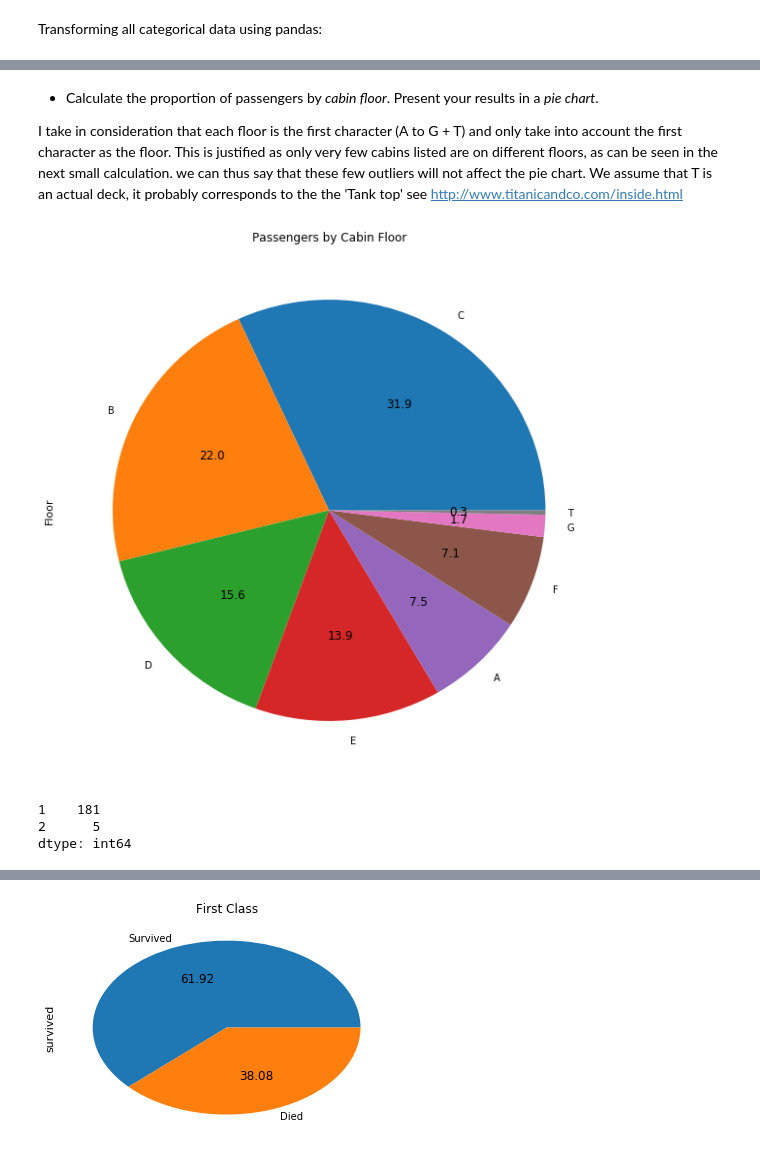
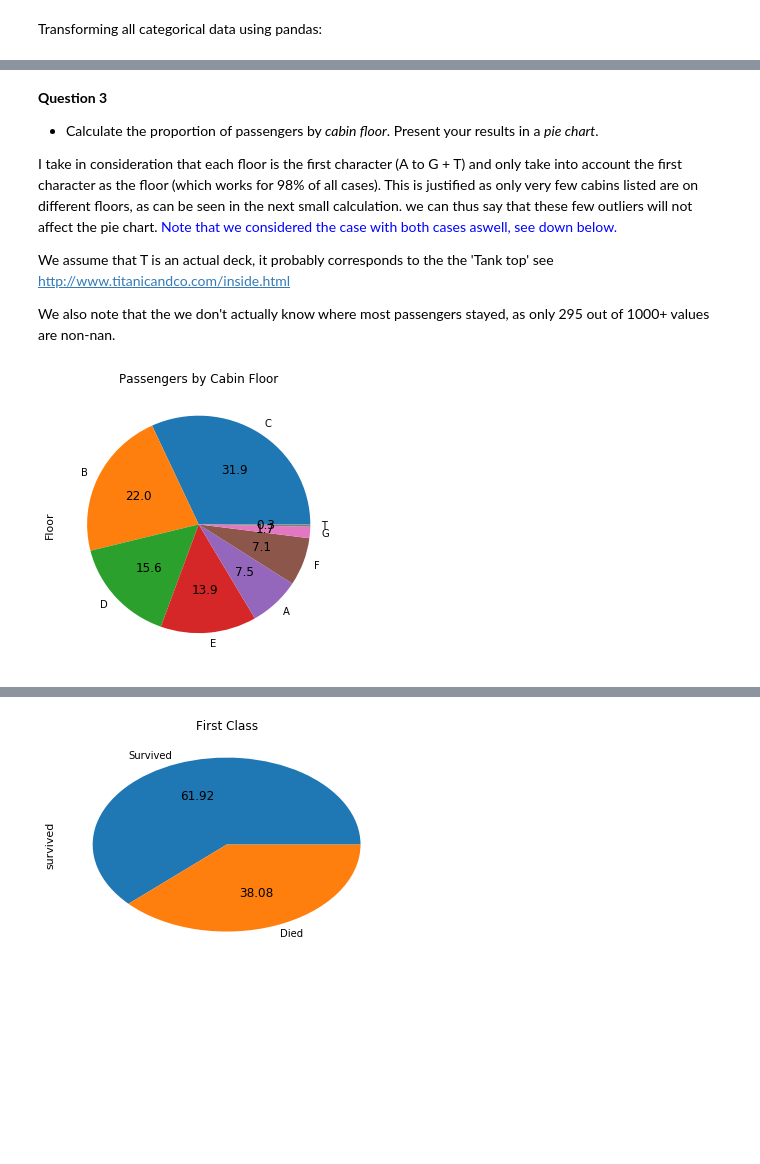
Before and after one commit to mtaziz/ada, a Jupyter notebook: HW1/Homework 1.ipynb, the cells around one changed output, grey strips where cells are left out. Drawn from its saved outputs; the diff is of its cells as text; code cells hidden in the pictures; blank space fills up the shorter version.

```diff
--- a/HW1/Homework 1.ipynb
+++ b/HW1/Homework 1.ipynb
@@ -400,11 +401,11 @@ Ticket, body, name, fare are not part of categorical data, as adding a new eleme
 # %% [markdown]
 Transforming all categorical data using pandas:
 # %%
-#we rename class to have prettier charts and more human redable rows
+#we rename class and embarked to have prettier charts and more human readable rows
 titanicXls['pclass'] = titanicXls['pclass'].map({1: 'First Class', 2: 'Second Class', 3: 'Third Class'}).astype('category')
 titanicXls['survied'] = titanicXls['survived'].astype('category')
 titanicXls['sex'] = titanicXls['sex'].astype('category')
 titanicXls['cabin'] = titanicXls['cabin'].astype('category')
-titanicXls['embarked'] = titanicXls['embarked'].astype('category')
+titanicXls['embarked'] = titanicXls['embarked'].map({'C':'Cherbourg', 'S':'Southampton', 'Q':'Queenstown'}).astype('category')
 titanicXls['boat'] = titanicXls['boat'].astype('category')
 # %% [markdown]
@@ -439,24 +445,21 @@ plt.show()
 # %% [markdown]
+**Question 3**
 - Calculate the proportion of passengers by *cabin floor*. Present your results in a *pie chart*.
 
-I take in consideration that each floor is the first character (A to G + T) and only take into account the first character as the floor. This is justified as only very few cabins listed are on different floors, as can be seen in the next small calculation. we can thus say that these few outliers will not affect the pie chart. We assume that T is an actual deck, it probably corresponds to the  the 'Tank top' see http://www.titanicandco.com/inside.html
+I take in consideration that each floor is the first character (A to G + T) and only take into account the first character as the floor (which works for 98% of all cases). This is justified as only very few cabins listed are on different floors, as can be seen in the next small calculation. we can thus say that these few outliers will not affect the pie chart.
+<font color=blue>Note that we considered the case with both cases aswell, see down below.</font>
+
+We assume that T is an actual deck, it probably corresponds to the  the 'Tank top' see http://www.titanicandco.com/inside.html
+
+We also note that the we don't actually know where most passengers stayed, as only 295 out of 1000+ values are non-nan.
 # %%
 # Clean the NaN
 cabins = pd.DataFrame(titanicXls.cabin.dropna())
 # Determine the floor for each row
 cabins['Floor'] = cabins['cabin'].str[:1]
 #Plot the values.
 plt.title('Passengers by Cabin Floor')
-cabins['Floor'].value_counts().plot.pie(figsize=(10, 10), autopct='%.1f')
+cabins['Floor'].value_counts().plot.pie(figsize=(5, 5), autopct='%.1f')
 plt.show()
 # %% [output]
-[figure, old version]
+[figure, new version]
-# %%
-##small preliminary verificaton...
-types_of_cabin = pd.DataFrame(titanicXls.cabin.value_counts()).index
-types = types_of_cabin.map(lambda x: ''.join([c for c in x if c.isalpha()]))
-types.map(lambda x: len(list(set(x)))).value_counts() # we can see that we only have 5 cabins were the deck is not equal...
-# %% [output]
-1    181
-2      5
-dtype: int64
```
Also changed, not shown: parts of 13 cells of this notebook.
